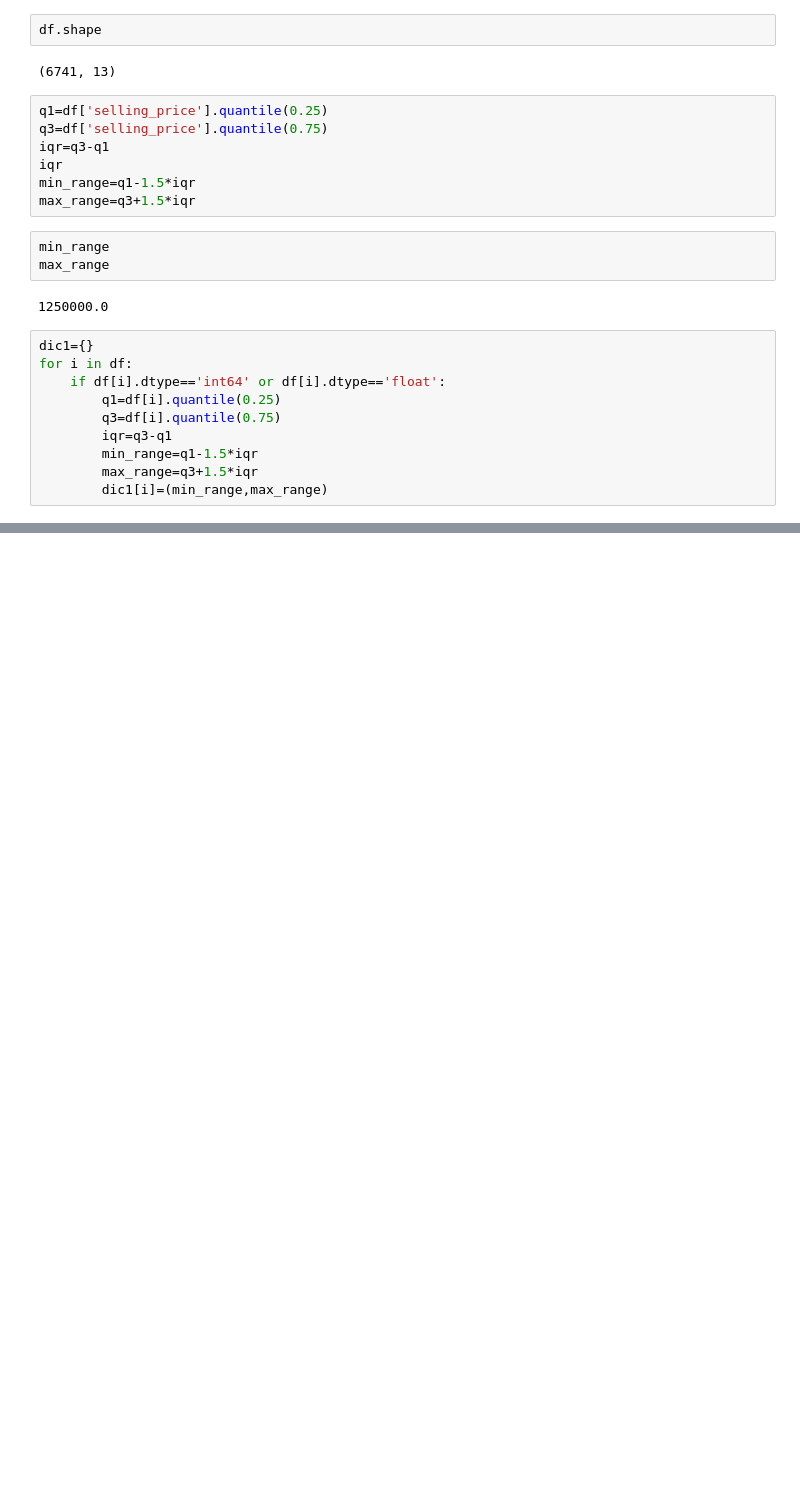
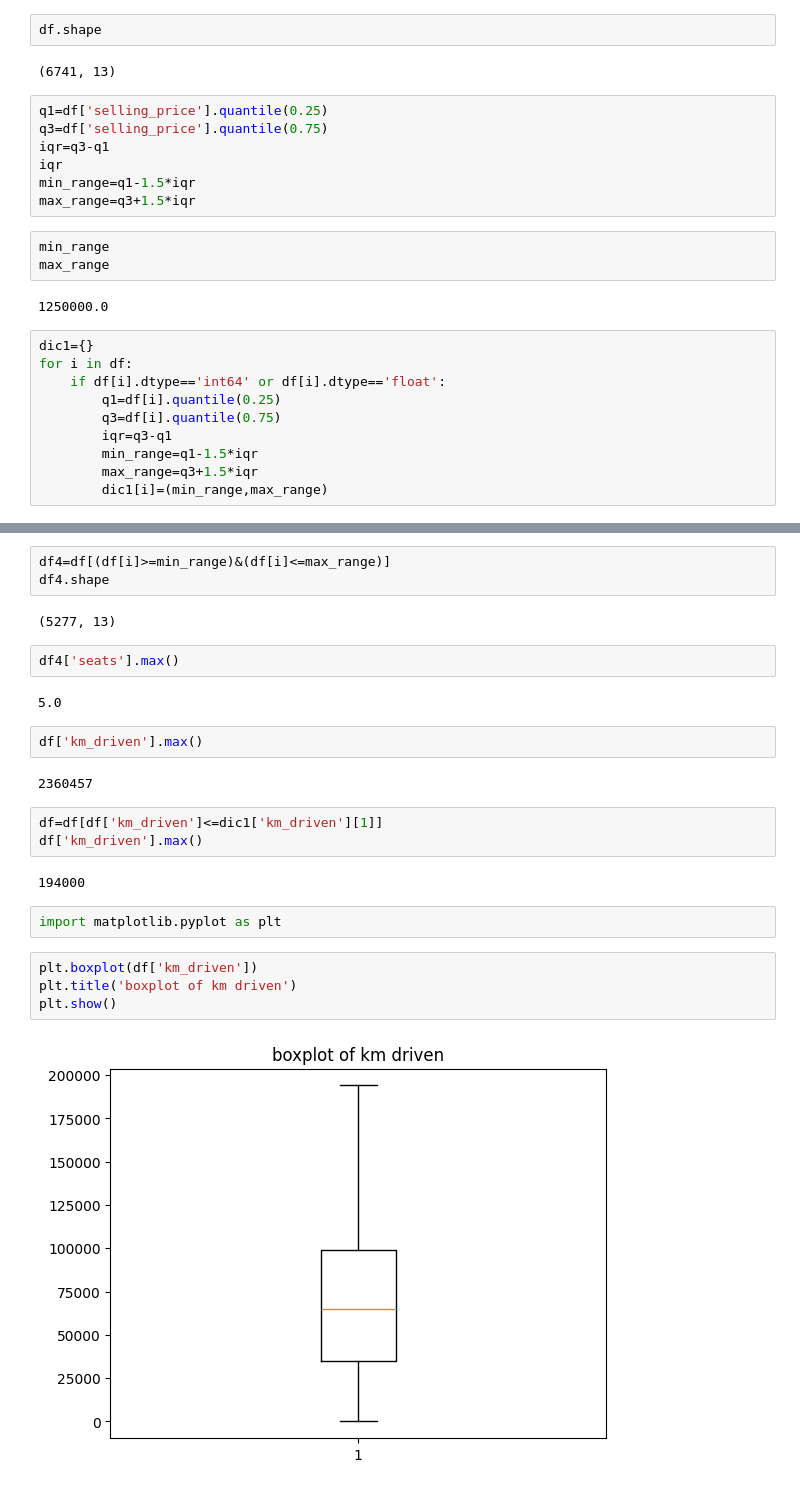
Before and after one commit to aruncb2/pandas, a Jupyter notebook: reading_files_to_df.ipynb, the cells around one changed output, grey strips where cells are left out. Saved outputs shown, nothing was run; the diff lists cells and outputs as text; blank space fills up the shorter version.

```diff
--- a/reading_files_to_df.ipynb
+++ b/reading_files_to_df.ipynb
@@ -331,0 +333,26 @@ dic1
+# %%
+df4=df[(df[i]>=min_range)&(df[i]<=max_range)]
+df4.shape
+# %% [output]
+(5277, 13)
+# %%
+df4['seats'].max()
+# %% [output]
+5.0
+# %%
+df['km_driven'].max()
+# %% [output]
+2360457
+# %%
+df=df[df['km_driven']<=dic1['km_driven'][1]]
+df['km_driven'].max()
+# %% [output]
+194000
+# %%
+import matplotlib.pyplot as plt
+# %%
+plt.boxplot(df['km_driven'])
+plt.title('boxplot of km driven')
+plt.show()
+# %% [output]
+[figure, added]
```
Also changed, not shown: parts of 14 cells of this notebook.
